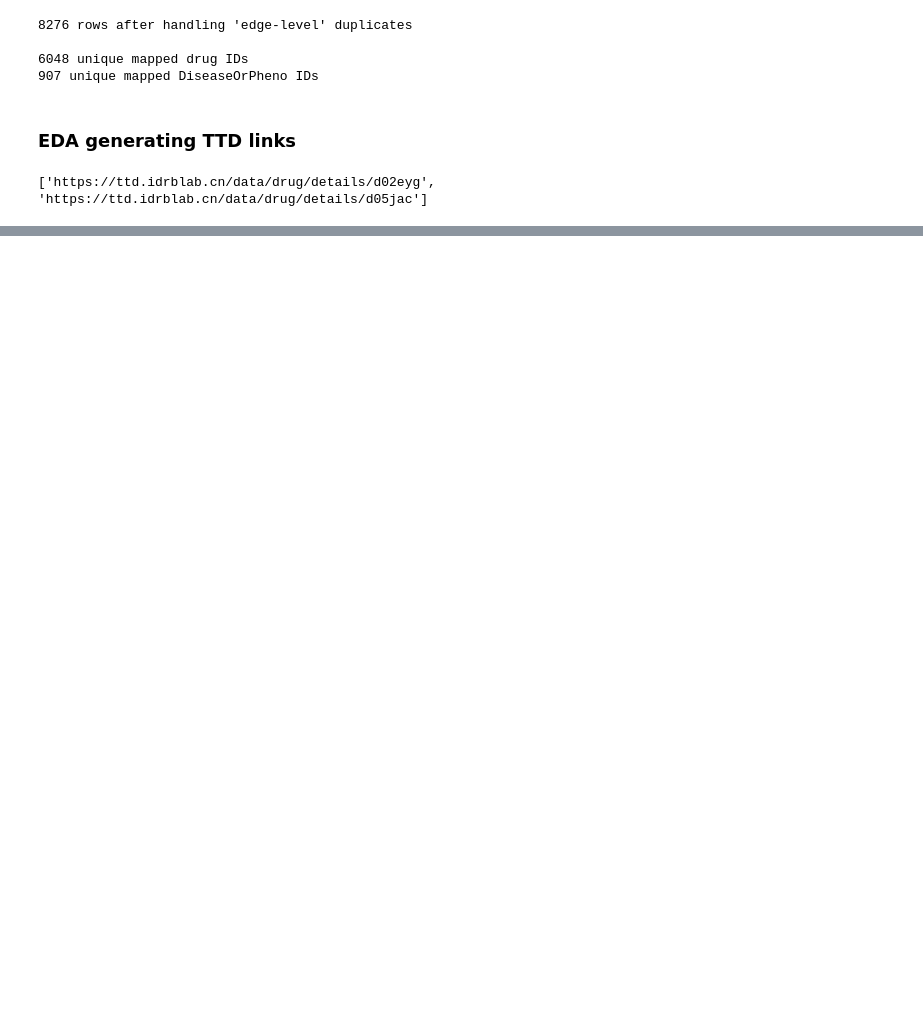
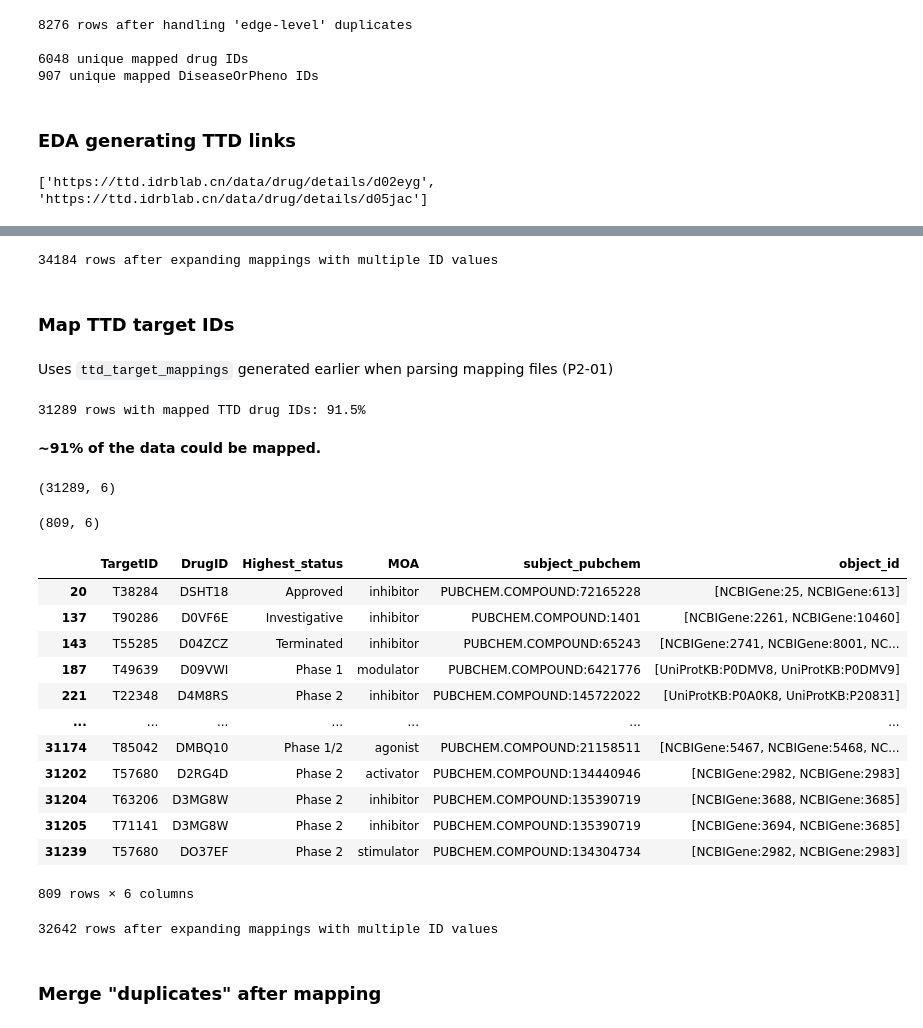
Before and after one commit to NCATSTranslator/translator-ingests, a Jupyter notebook: src/translator_ingest/ingests/ttd/parser-and-eda.ipynb, the cells around one changed output, grey strips where cells are left out. Cells and saved outputs as stored; diff of their text form; code cells hidden in the pictures; blank space fills up the shorter version.

Commit message:
ttd: P1-07 parsing, notebook update

```diff
--- a/src/translator_ingest/ingests/ttd/parser-and-eda.ipynb
+++ b/src/translator_ingest/ingests/ttd/parser-and-eda.ipynb
@@ -1168,0 +2106,79 @@ for i in df["subject_ttd_drug"]:
+# %%
+## INCLUDE in parser
+
+## expand to multiple rows when subject_pubchem list length > 1
+## also pops every subject_pubchem value out into a string
+df_07 = df_07.explode("subject_pubchem", ignore_index=True)
+
+## -> log
+print(f"{df_07.shape[0]} rows after expanding mappings with multiple ID values")
+
+## EDA only
+# df_07
+# %% [output]
+34184 rows after expanding mappings with multiple ID values
+# %% [markdown]
+### Map TTD target IDs
+# %% [markdown]
+Uses `ttd_target_mappings` generated earlier when parsing mapping files (P2-01)
+# %%
+## INCLUDE in parser
+
+## get method returns None if key (TTD ID) not found in mapping
+df_07["object_id"] = [ttd_target_mappings[i]["mapped_ids"] if ttd_target_mappings.get(i) else None for i in df_07["TargetID"]]
+# %%
+## INCLUDE in parser -> log
+
+n_mapped = df_07["object_id"].notna().sum()
+print(f"{n_mapped} rows with mapped TTD target IDs: {n_mapped / df_07.shape[0]:.1%}")
+# %% [output]
+31289 rows with mapped TTD drug IDs: 91.5%
+# %% [markdown]
+**~91% of the data could be mapped.**
+# %%
+## INCLUDE in parser
+
+## remove rows without target mapping
+df_07.dropna(subset="object_id", inplace=True, ignore_index=True)
+# %%
+## EDA
+
+df_07.shape
+# %% [output]
+(31289, 6)
+# %%
+## EDA: multiple pubchem values?
+
+df_07[df_07["object_id"].map(len) > 1].shape
+
+df_07[df_07["object_id"].map(len) > 1]
+# %% [output]
+(809, 6)
+|  | TargetID | DrugID | Highest_status | MOA | subject_pubchem | object_id |
+| 20 | T38284 | DSHT18 | Approved | inhibitor | PUBCHEM.COMPOUND:72165228 | [NCBIGene:25, NCBIGene:613] |
+| 137 | T90286 | D0VF6E | Investigative | inhibitor | PUBCHEM.COMPOUND:1401 | [NCBIGene:2261, NCBIGene:10460] |
+| 143 | T55285 | D04ZCZ | Terminated | inhibitor | PUBCHEM.COMPOUND:65243 | [NCBIGene:2741, NCBIGene:8001, NC... |
+| 187 | T49639 | D09VWI | Phase 1 | modulator | PUBCHEM.COMPOUND:6421776 | [UniProtKB:P0DMV8, UniProtKB:P0DMV9] |
+| 221 | T22348 | D4M8RS | Phase 2 | inhibitor | PUBCHEM.COMPOUND:145722022 | [UniProtKB:P0A0K8, UniProtKB:P20831] |
+| ... | ... | ... | ... | ... | ... | ... |
+| 31174 | T85042 | DMBQ10 | Phase 1/2 | agonist | PUBCHEM.COMPOUND:21158511 | [NCBIGene:5467, NCBIGene:5468, NC... |
+| 31202 | T57680 | D2RG4D | Phase 2 | activator | PUBCHEM.COMPOUND:134440946 | [NCBIGene:2982, NCBIGene:2983] |
+| 31204 | T63206 | D3MG8W | Phase 2 | inhibitor | PUBCHEM.COMPOUND:135390719 | [NCBIGene:3688, NCBIGene:3685] |
+| 31205 | T71141 | D3MG8W | Phase 2 | inhibitor | PUBCHEM.COMPOUND:135390719 | [NCBIGene:3694, NCBIGene:3685] |
+| 31239 | T57680 | DO37EF | Phase 2 | stimulator | PUBCHEM.COMPOUND:134304734 | [NCBIGene:2982, NCBIGene:2983] |
+809 rows × 6 columns
+# %%
+## INCLUDE in parser
+
+## expand to multiple rows when object_id list length > 1
+df_07 = df_07.explode("object_id", ignore_index=True)
+
+## -> log
+print(f"{df_07.shape[0]} rows after expanding mappings with multiple ID values")
+
+## EDA only
+# df_07
+# %% [output]
+32642 rows after expanding mappings with multiple ID values
+# %% [markdown]
+### Merge "duplicates" after mapping
```
Also changed, not shown: parts of 120 cells of this notebook, 2 other files.
